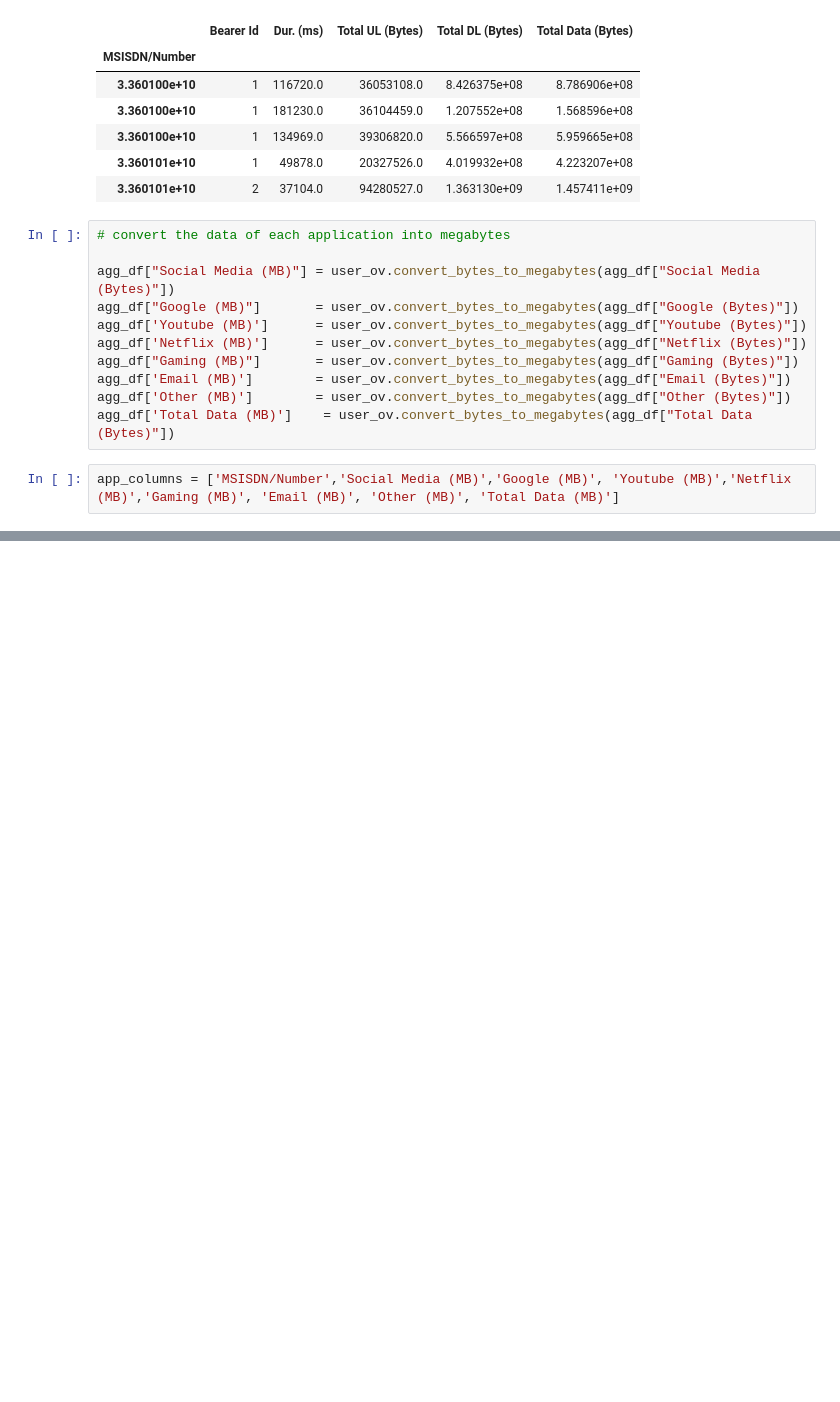
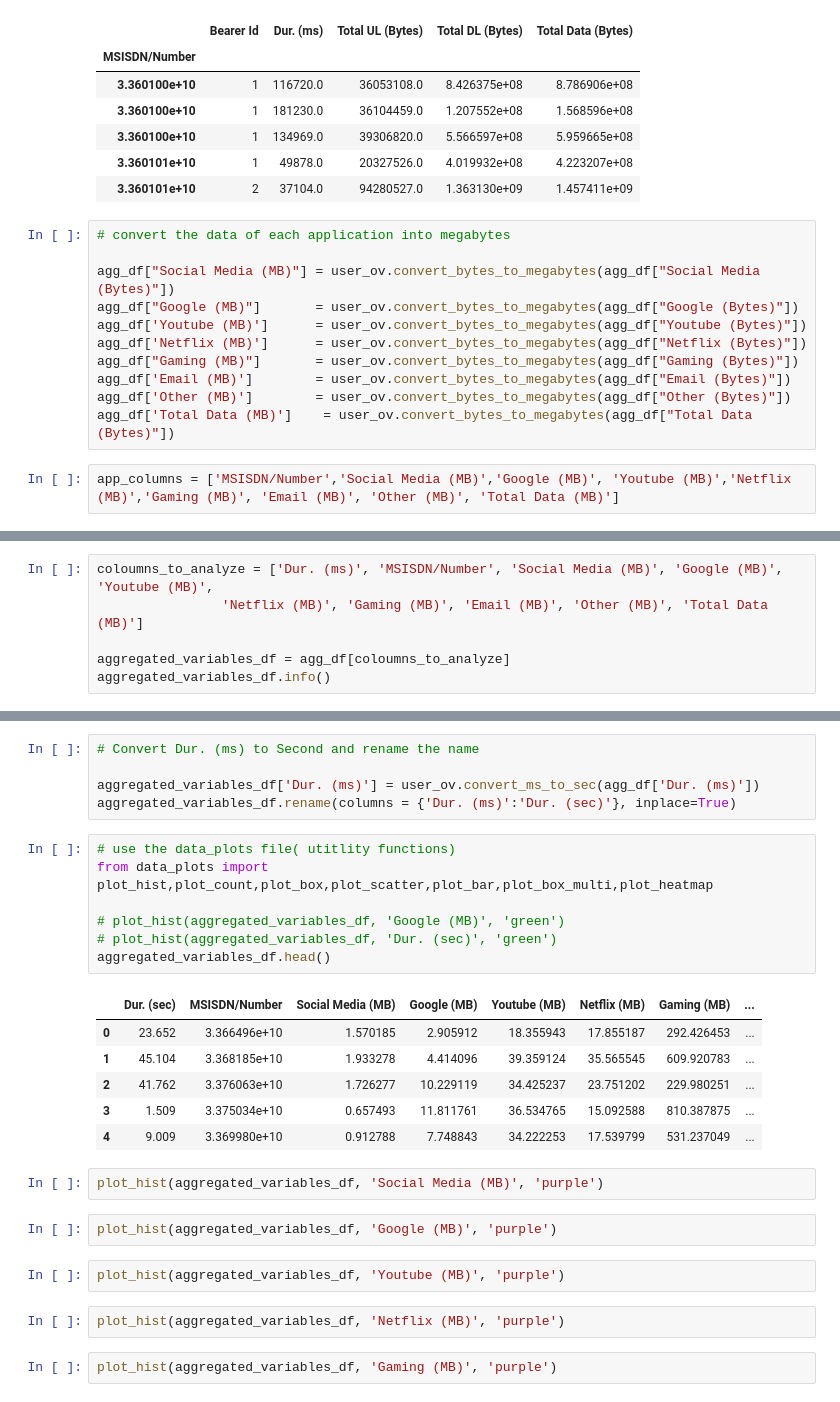
Before and after one commit to YohansSamuel/TeleCom-Data-Analysis, a Jupyter notebook: notebooks/Task-1-User_Overview_Analysis.ipynb, the cells around one changed output, grey strips where cells are left out. Cells and saved outputs as stored; diff of their text form; blank space fills up the shorter version.

```diff
--- a/notebooks/Task-1-User_Overview_Analysis.ipynb
+++ b/notebooks/Task-1-User_Overview_Analysis.ipynb
@@ -242,0 +248,6 @@ user_behavior
+# %%
+coloumns_to_analyze = ['Dur. (ms)', 'MSISDN/Number', 'Social Media (MB)', 'Google (MB)', 'Youtube (MB)',
+                'Netflix (MB)', 'Gaming (MB)', 'Email (MB)', 'Other (MB)', 'Total Data (MB)']
+
+aggregated_variables_df = agg_df[coloumns_to_analyze]
+aggregated_variables_df.info()
@@ -242,0 +272,29 @@ user_behavior
+# %%
+# Convert Dur. (ms) to Second and rename the name
+
+aggregated_variables_df['Dur. (ms)'] = user_ov.convert_ms_to_sec(agg_df['Dur. (ms)'])
+aggregated_variables_df.rename(columns = {'Dur. (ms)':'Dur. (sec)'}, inplace=True)
+# %%
+# use the data_plots file( utitlity functions)
+from data_plots import plot_hist,plot_count,plot_box,plot_scatter,plot_bar,plot_box_multi,plot_heatmap
+
+# plot_hist(aggregated_variables_df, 'Google (MB)', 'green')
+# plot_hist(aggregated_variables_df, 'Dur. (sec)', 'green')
+aggregated_variables_df.head()
+# %% [output]
+|  | Dur. (sec) | MSISDN/Number | Social Media (MB) | Google (MB) | Youtube (MB) | Netflix (MB) | Gaming (MB) | ... |
+| 0 | 23.652 | 3.366496e+10 | 1.570185 | 2.905912 | 18.355943 | 17.855187 | 292.426453 | ... |
+| 1 | 45.104 | 3.368185e+10 | 1.933278 | 4.414096 | 39.359124 | 35.565545 | 609.920783 | ... |
+| 2 | 41.762 | 3.376063e+10 | 1.726277 | 10.229119 | 34.425237 | 23.751202 | 229.980251 | ... |
+| 3 | 1.509 | 3.375034e+10 | 0.657493 | 11.811761 | 36.534765 | 15.092588 | 810.387875 | ... |
+| 4 | 9.009 | 3.369980e+10 | 0.912788 | 7.748843 | 34.222253 | 17.539799 | 531.237049 | ... |
+# %%
+plot_hist(aggregated_variables_df, 'Social Media (MB)', 'purple')
+# %%
+plot_hist(aggregated_variables_df, 'Google (MB)', 'purple')
+# %%
+plot_hist(aggregated_variables_df, 'Youtube (MB)', 'purple')
+# %%
+plot_hist(aggregated_variables_df, 'Netflix (MB)', 'purple')
+# %%
+plot_hist(aggregated_variables_df, 'Gaming (MB)', 'purple')
```
Also changed, not shown: parts of 7 cells of this notebook.
